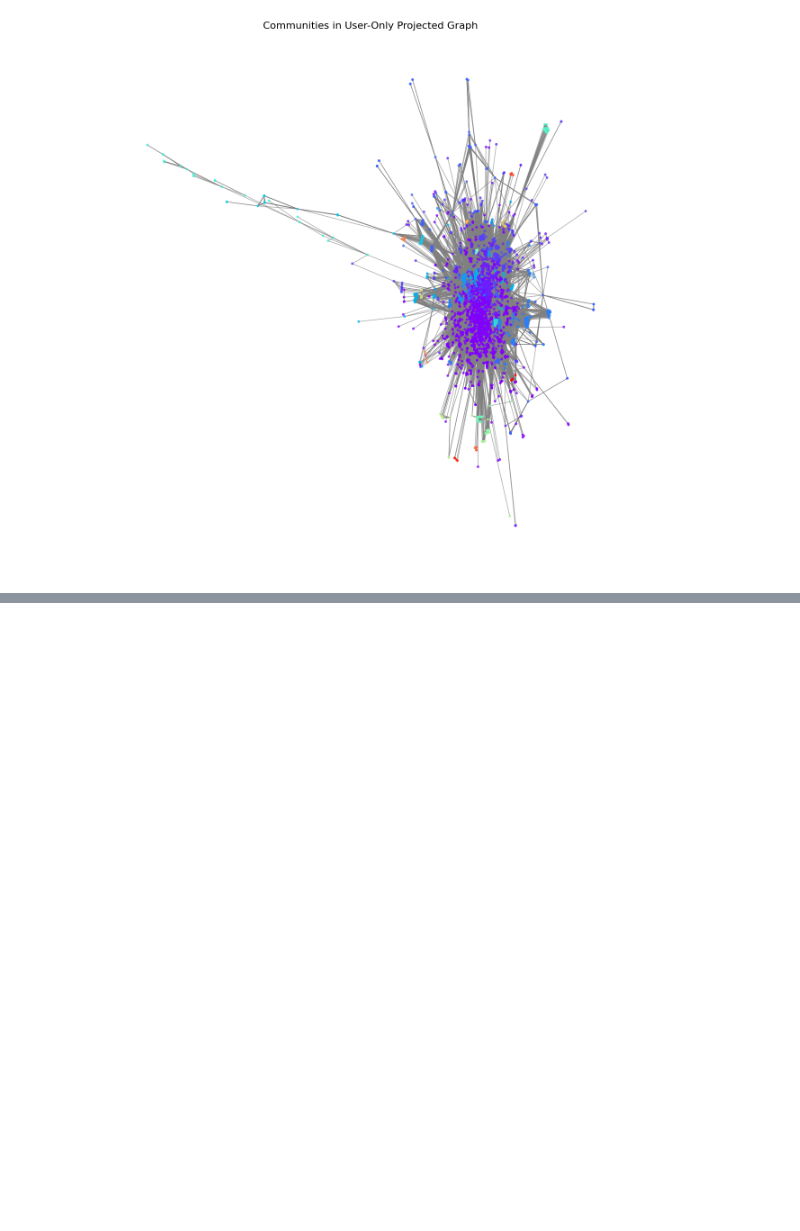
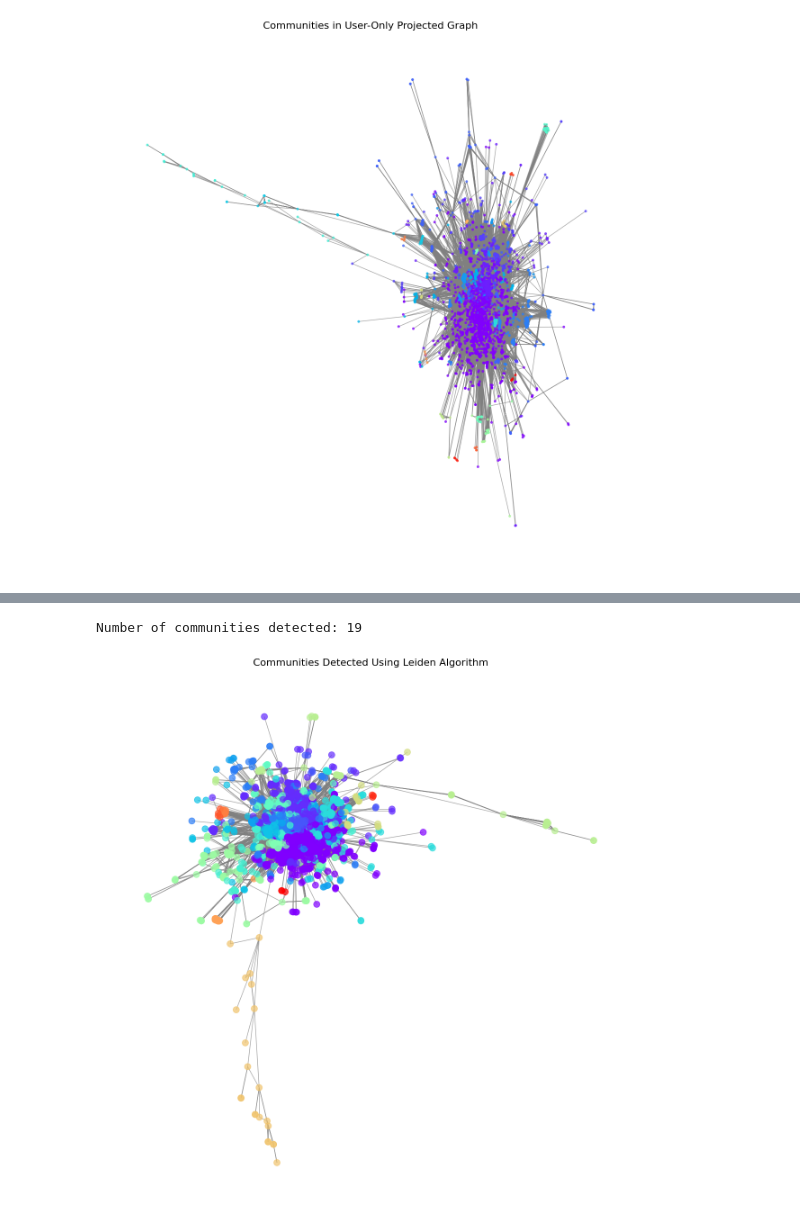
Before and after one commit to Garfatlx/NetworkScience-Assignment-2, a Jupyter notebook: Assignment2.ipynb, the cells around one changed output, grey strips where cells are left out. Cells and saved outputs as stored; diff of their text form; code cells hidden in the pictures; blank space fills up the shorter version.

```diff
--- a/Assignment2.ipynb
+++ b/Assignment2.ipynb
@@ -182,0 +158,43 @@ plt.show()
+# %%
+# Convert NetworkX graph to iGraph
+user_projection_igraph = ig.Graph.TupleList(user_projection.edges(data=True), directed=False)
+
+# Add weights
+weights = [data["weight"] if "weight" in data else 1 for _, _, data in user_projection.edges(data=True)]
+user_projection_igraph.es["weight"] = weights
+# %%
+partition = la.find_partition(
+    user_projection_igraph, la.ModularityVertexPartition, weights="weight"
+)
+
+# Get communities
+communities = [community for community in partition]
+print(f"Number of communities detected: {len(communities)}")
+
+node_community_map = {}
+for community_id, community in enumerate(communities):
+    for node in community:
+        node_community_map[user_projection_igraph.vs[node]["name"]] = community_id
+# %% [output]
+Number of communities detected: 19
+# %%
+# Assign a color to each community
+colors = [node_community_map[node] for node in user_projection.nodes()]
+
+# Visualize the graph with communities
+plt.figure(figsize=(12, 12))
+pos = nx.spring_layout(user_projection)  # Layout for positioning nodes
+nx.draw(
+    user_projection,
+    pos,
+    with_labels=False,
+    node_color=colors,
+    node_size=100,
+    cmap=plt.cm.rainbow,
+    edge_color="gray",
+    alpha=0.7
+)
+plt.title("Communities Detected Using Leiden Algorithm", fontsize=16)
+plt.show()
+# %% [output]
+[figure, added]
```
Also changed, not shown: parts of 21 cells of this notebook.
